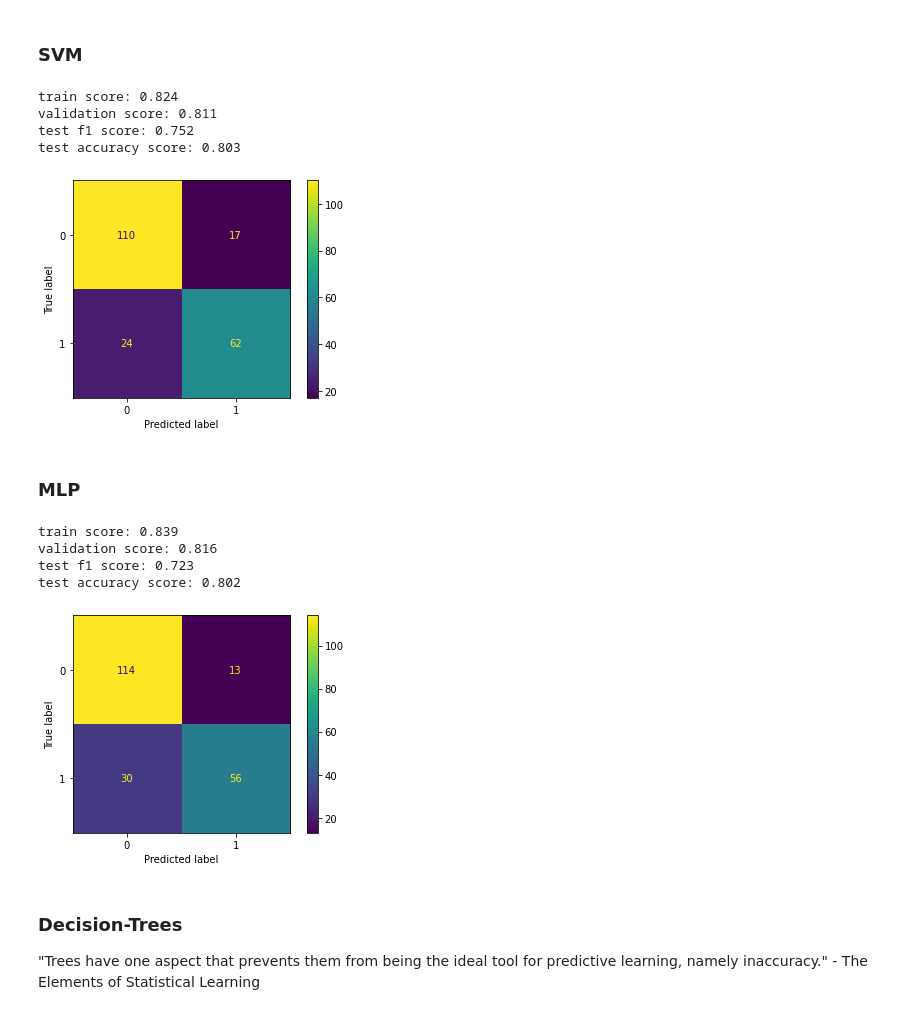
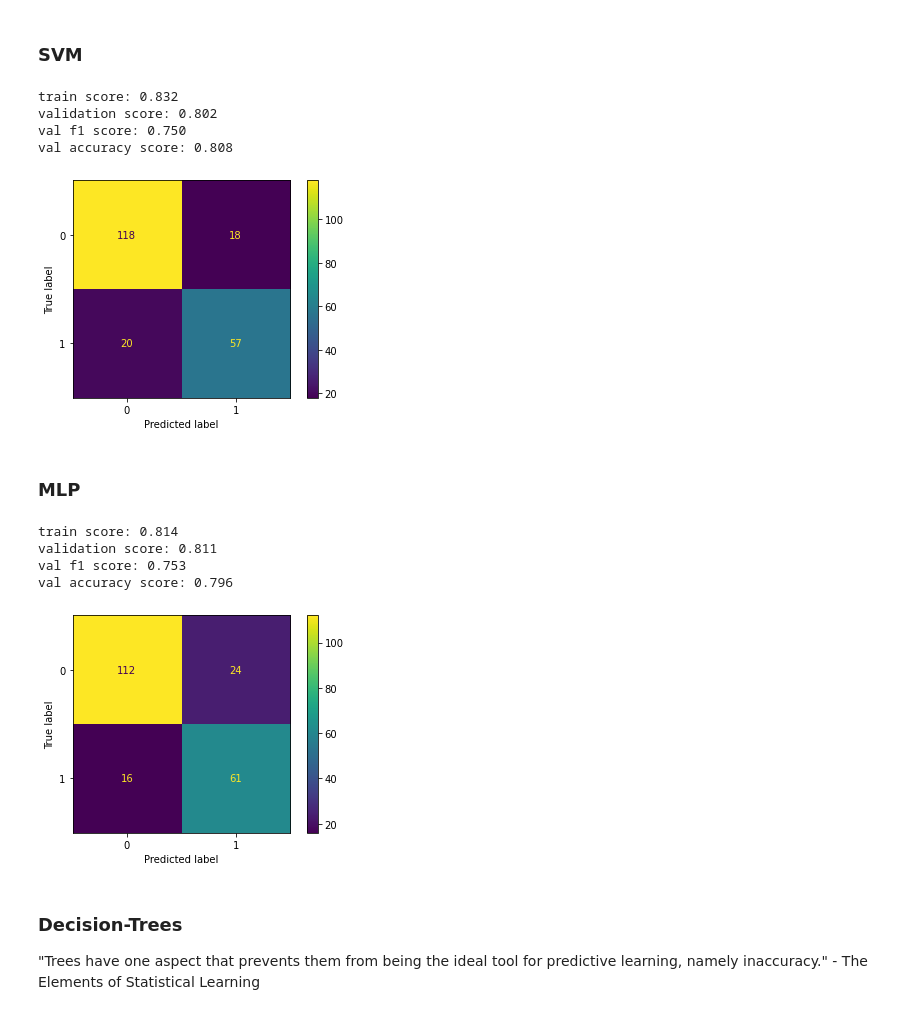
Before and after one commit to YairAmar/Titanic-Dataset, a Jupyter notebook: code/Titanic.ipynb, the cells around one changed output. Saved outputs shown, nothing was run; the diff lists cells and outputs as text; code cells hidden in the pictures.

```diff
--- a/code/Titanic.ipynb
+++ b/code/Titanic.ipynb
@@ -312,6 +311,6 @@ X_train["Big_Fam"] = (X_train["Family_Size"] >= 4).astype(int)
 # %%
 # 8. Mid_Class_Q
-X_train["Mid_Class_Q"] = np.logical_and(X_train["Pclass"]==2 , X_train["Embarked"]==2).astype(int)
+# X_train["Mid_Class_Q"] = np.logical_and(X_train["Pclass"]==2 , X_train["Embarked"]==2).astype(int)
 # %%
 # 9. Title
 import re
@@ -414,16 +406,16 @@ from sklearn.linear_model import LogisticRegressionCV
 # Applying grid search with randomalized l1_ratios so that queet is actualy an implementation of a random search
 l1_ratios_list = list(stats.uniform(0,1).rvs(100))
 log_reg_optimized = LogisticRegressionCV(Cs=100, penalty='elasticnet',solver='saga', cv=5, l1_ratios=l1_ratios_list,
-                                         scoring='balanced_accuracy', max_iter=50000, multi_class='ovr')
+                                         scoring='balanced_accuracy', max_iter=10000, multi_class='ovr')
 
-log_reg_optimized.fit(X_train, y_train)
+log_reg_optimized.fit(X_train_reduced, y_train)
 
-train_score = log_reg_optimized.score(X_train, y_train)
+train_score = log_reg_optimized.score(X_train_reduced, y_train)
 print(f"train score: {train_score:.3f}")
 
-val_score = log_reg_optimized.score(X_val, y_val)
+val_score = log_reg_optimized.score(X_val_reduced, y_val)
 print(f"Val score: {val_score:.3f}")
-plot_confusion_matrix(log_reg_optimized,X_val, y_val)
+plot_confusion_matrix(log_reg_optimized,X_val_reduced, y_val)
 plt.show()
 log_reg_optimized.get_params()
 # %% [output]
@@ -465,17 +457,17 @@ parameters = {
 
 knn_clf = KNeighborsClassifier()
 knn_clf_optimized = GridSearchCV(knn_clf, parameters, return_train_score=True, scoring='balanced_accuracy')
-knn_clf_optimized.fit(X_train, y_train)
+knn_clf_optimized.fit(X_train_reduced, y_train)
 
-train_score = balanced_accuracy_score(knn_clf_optimized.predict(X_train), y_train)
+train_score = balanced_accuracy_score(knn_clf_optimized.predict(X_train_reduced), y_train)
 print(f"train score: {train_score:.3f}")
 
 print(f"validation score: {knn_clf_optimized.best_score_:.3f}")
 
-val_score = f1_score(knn_clf_optimized.predict(X_val),y_val)
+val_score = f1_score(knn_clf_optimized.predict(X_val_reduced),y_val)
 print(f"val f1 score: {val_score:.3f}")
-print(f"val accuracy score: {balanced_accuracy_score(knn_clf_optimized.predict(X_val), y_val):.3f}")
+print(f"val accuracy score: {balanced_accuracy_score(knn_clf_optimized.predict(X_val_reduced), y_val):.3f}")
 
-plot_confusion_matrix(knn_clf_optimized,X_val, y_val)
+plot_confusion_matrix(knn_clf_optimized,X_val_reduced, y_val)
 plt.show()
 # %% [output]
@@ -498,70 +490,69 @@ parameters = {
               'kernel':['poly','rbf'],
               'degree':[1,2,3,4,5],
               'decision_function_shape':['ovo']
-
              }
 
 svm_clf = SVC()
 
 svm_clf_optimized = RandomizedSearchCV(svm_clf, param_distributions=parameters, n_iter=10000, scoring='balanced_accuracy',return_train_score=True)
-svm_clf_optimized.fit(X_train, y_train)
+svm_clf_optimized.fit(X_train_reduced, y_train)
 
-train_score = balanced_accuracy_score(svm_clf_optimized.predict(X_train), y_train)
+train_score = balanced_accuracy_score(svm_clf_optimized.predict(X_train_reduced), y_train)
 print(f"train score: {train_score:.3f}")
 
 print(f"validation score: {svm_clf_optimized.best_score_:.3f}")
 
-val_score = f1_score(svm_clf_optimized.predict(X_val), y_val)
+val_score = f1_score(svm_clf_optimized.predict(X_val_reduced), y_val)
 print(f"val f1 score: {val_score:.3f}")
-print(f"val accuracy score: {balanced_accuracy_score(svm_clf_optimized.predict(X_val), y_val):.3f}")
+print(f"val accuracy score: {balanced_accuracy_score(svm_clf_optimized.predict(X_val_reduced), y_val):.3f}")
 
-plot_confusion_matrix(svm_clf_optimized, X_val, y_val)
+plot_confusion_matrix(svm_clf_optimized, X_val_reduced, y_val)
 plt.show()
 # %% [output]
-train score: 0.824
-validation score: 0.811
-test f1 score: 0.752
-test accuracy score: 0.803
+train score: 0.832
+validation score: 0.802
+val f1 score: 0.750
+val accuracy score: 0.808
-[figure, old version]
+[figure, new version]
 # %% [markdown]
 ### MLP
 # %%
 from sklearn.neural_network import MLPClassifier
 
 
 parameters = {'solver':['adam','lbfgs'],
               'alpha': stats.expon(),
               'hidden_layer_sizes':[(x,) for x in np.arange(20,60)],
               'learning_rate_init': stats.uniform(0,1),
               'learning_rate': ['constant', 'invscaling', 'adaptive'],
               'learning_rate_init': stats.uniform(0,1),
               'max_iter':[30000],
               'momentum': stats.uniform(0,1),
               'nesterovs_momentum': [True, False]
              }
 
 mlp_clf = MLPClassifier()
 
 mlp_clf_optimized = RandomizedSearchCV(mlp_clf, param_distributions=parameters, n_iter=10000, scoring='balanced_accuracy',return_train_score=True)
-mlp_clf_optimized.fit(X_train, y_train)
+mlp_clf_optimized.fit(X_train_reduced, y_train)
 
-train_score = balanced_accuracy_score(mlp_clf_optimized.predict(X_train), y_train)
+train_score = balanced_accuracy_score(mlp_clf_optimized.predict(X_train_reduced), y_train)
 print(f"train score: {train_score:.3f}")
 
 print(f"validation score: {mlp_clf_optimized.best_score_:.3f}")
 
-val_score = f1_score(mlp_clf_optimized.predict(X_val), y_val)
+val_score = f1_score(mlp_clf_optimized.predict(X_val_reduced), y_val)
 print(f"val f1 score: {val_score:.3f}")
-print(f"val accuracy score: {balanced_accuracy_score(mlp_clf_optimized.predict(X_val), y_val):.3f}")
+print(f"val accuracy score: {balanced_accuracy_score(mlp_clf_optimized.predict(X_val_reduced), y_val):.3f}")
 
-plot_confusion_matrix(mlp_clf_optimized, X_val, y_val)
+plot_confusion_matrix(mlp_clf_optimized, X_val_reduced, y_val)
 plt.show()
 # %% [output]
-train score: 0.839
-validation score: 0.816
-test f1 score: 0.723
-test accuracy score: 0.802
+train score: 0.814
+validation score: 0.811
+val f1 score: 0.753
+val accuracy score: 0.796
-[figure, old version]
+[figure, new version]
 # %% [markdown]
 ### Decision-Trees
 "Trees have one aspect that prevents them from being the ideal tool for predictive learning, namely inaccuracy." - The Elements of Statistical Learning
```
Also changed, not shown: parts of 33 cells of this notebook, 3 other files.
